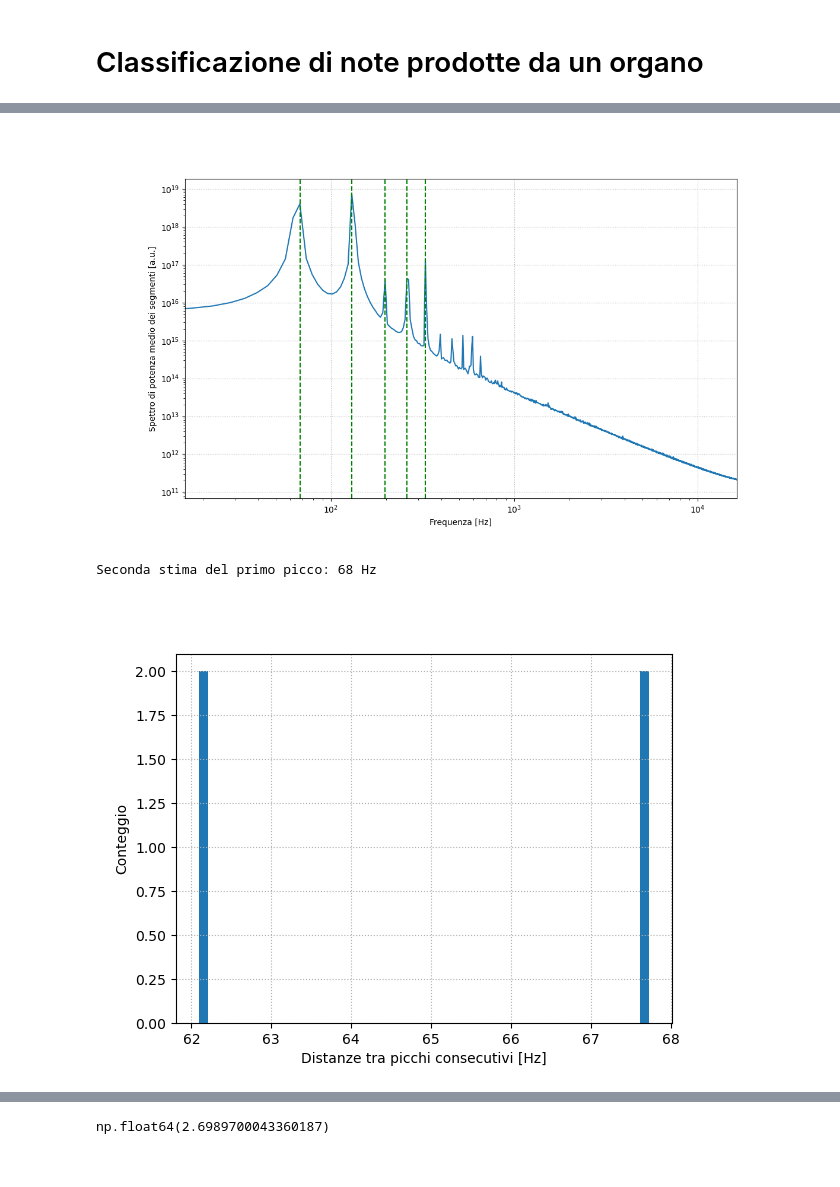
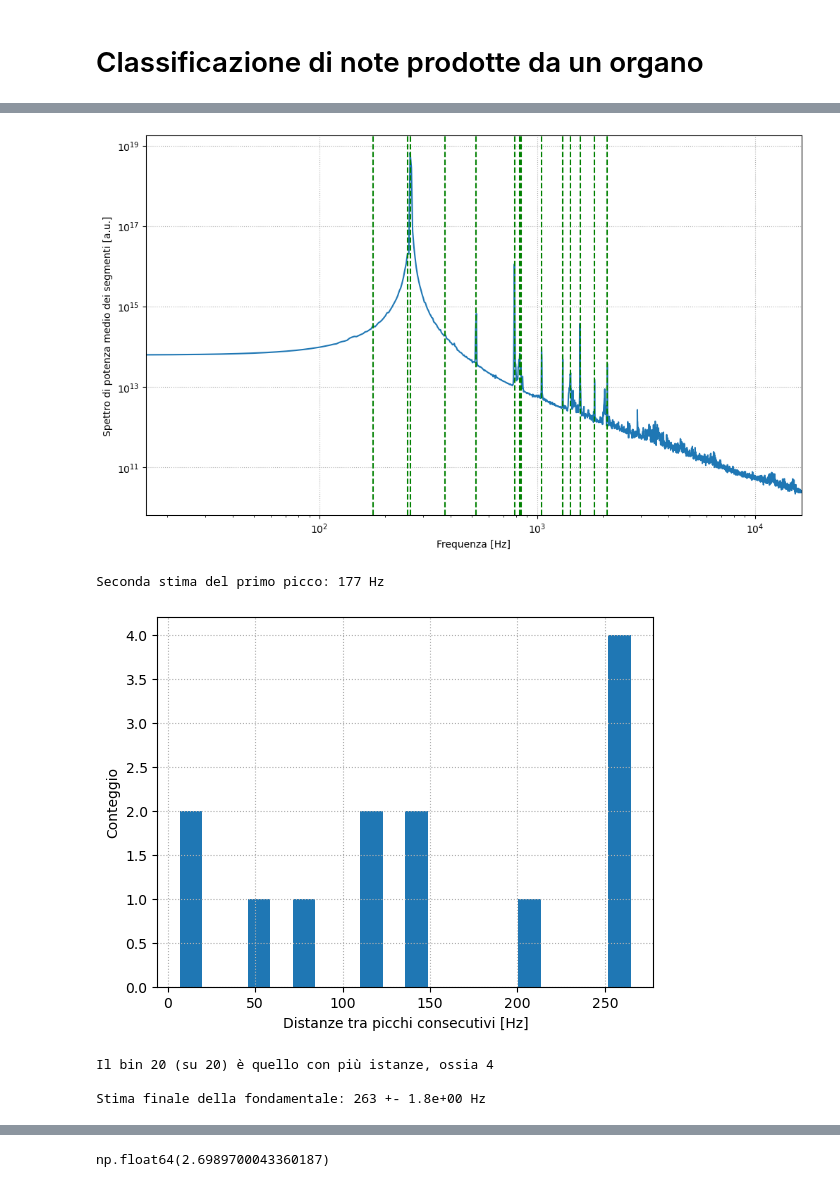
Before and after one commit to maddoc-g/3_organ_clustering, a Jupyter notebook: esperienza_3.ipynb, the cells around one changed output, grey strips where cells are left out. Drawn from its saved outputs; the diff is of its cells as text; code cells hidden in the pictures.

Commit message:
Estrapolazione fondamentale e prime 6 armoniche

```diff
--- a/esperienza_3.ipynb
+++ b/esperienza_3.ipynb
@@ -107,7 +104,7 @@ plt.close('all')
 # Scegliamo arbitrariamente un file da analizzare e cominciamo.
 
 # Innanzitutto lo leggiamo:
-filename = "./wav_files/note_72.wav"
+filename = "./wav_files/note_111.wav"
 rate, note = readwav(filename)
 note = note[:,0] # D'ora in poi presumiamo questo step, che diventa quindi necessario
 time = np.linspace(0, note.shape[0], note.shape[0], endpoint = False) / rate
@@ -268,7 +263,7 @@ print(A,B)
 # per frequenze basse ci serve risoluzione alta, per frequenze alte invece aumentare la risoluzione introduce rumore.
 
 A = -0.03 # dal fit rudimentale della cella sopra
-B = 0.3
+B = 0.45
 segment_size = int(rate * (A * np.log(previsional_frequency) + B) ) # line importante!
 hop_size = segment_size // 4
 number_of_segments = (len(note) - segment_size) // hop_size + 1
@@ -288,7 +283,7 @@ for i in range(number_of_segments):
 
 averaged_spectrum = np.mean(segments_spectra, axis = 0)
 frequencies = scipy.fft.rfftfreq(segment.shape[0], d=1/rate)
-prom = 10**(np.floor(np.log10(averaged_spectrum[0]))+0.5) # senza il +1 (provare +0.5 o senza floor ??)
+prom = 10**(np.floor(np.log10(averaged_spectrum[0]))) # senza il +1 (provare +0.5 o senza floor ??)
 
 corrected_peaks, _ = find_peaks(averaged_spectrum, prominence = prom)
 frequencies_of_peaks = frequencies[corrected_peaks]
@@ -319,24 +314,45 @@ plt.show()
 
 print("\nSeconda stima del primo picco: {:.0f} Hz\n".format(frequencies_of_peaks[0]))
 # %% [output]
-[figure, old version]
+[figure, new version]
-Seconda stima del primo picco: 68 Hz
+Seconda stima del primo picco: 177 Hz
 # %%
 # Contiamo le istanze di multipli di armoniche fondamentali, nel senso che calcoliamo le distanze tra un picco e l'altro
 # e queste sono in teoria multipli interi dell'armonica fondamentale. Trovado il MCD di queste distance, dovremmo trovare
 # la fondamentale...
 peaks_distances = np.diff(frequencies_of_peaks)
+
+#bin_width = 4
+#start = np.floor(np.min(peaks_distances) / bin_width) * bin_width
+#end = np.ceil(np.max(peaks_distances) / bin_width) * bin_width
+#bins = np.arange(start, end + bin_width, bin_width)
+
 plt.figure()
-plt.hist(peaks_distances, bins=50)
+plt.hist(peaks_distances, bins=20)
 plt.xlabel("Distanze tra picchi consecutivi [Hz]")
 plt.ylabel("Conteggio")
 plt.grid(linestyle = ":")
 plt.show()
+
+counts, bin_edges = np.histogram(peaks_distances, bins=20)
+index_max = np.argmax(counts)
+print("\nIl bin", index_max+1, "(su 20) è quello con più istanze, ossia", counts[index_max])
+
+distances_in_bin = peaks_distances[(peaks_distances >= bin_edges[index_max]) & (peaks_distances <= bin_edges[index_max + 1])]
+fundamental = np.mean(distances_in_bin)
+dev = np.std(distances_in_bin)
+#fundamental = (soglia_min + soglia_max) / 2
+
+print("\nStima finale della fondamentale: {:.0f} +- {:.1e} Hz\n".format(fundamental, dev))
+
 # Per costruzione, le altezze delle barre saranno sempre numeri interi.
 # Come calcolare MCD allora? E come fare nel caso di missing fundamental? E se saltiamo dei picchi nella lettura?
 # Questi sono casi patologici che fanno sì questo prossimo step non sia facile come sembri
 
 # Un altro problema è che sia la vera fondamentale che, ad esempio, la sua metà ENTRAMBE giustificano perfettamente lo spettro,
 # ma nel secondo caso staremmo presumendo di aver saltato molti più picchi, e quindi dovremmo implementare un check che svantaggi questo caso.
 # %% [output]
-[figure, old version]
+[figure, new version]
+Il bin 20 (su 20) è quello con più istanze, ossia 4
+
+Stima finale della fondamentale: 263 +- 1.8e+00 Hz
```
Also changed, not shown: parts of 8 cells of this notebook.
